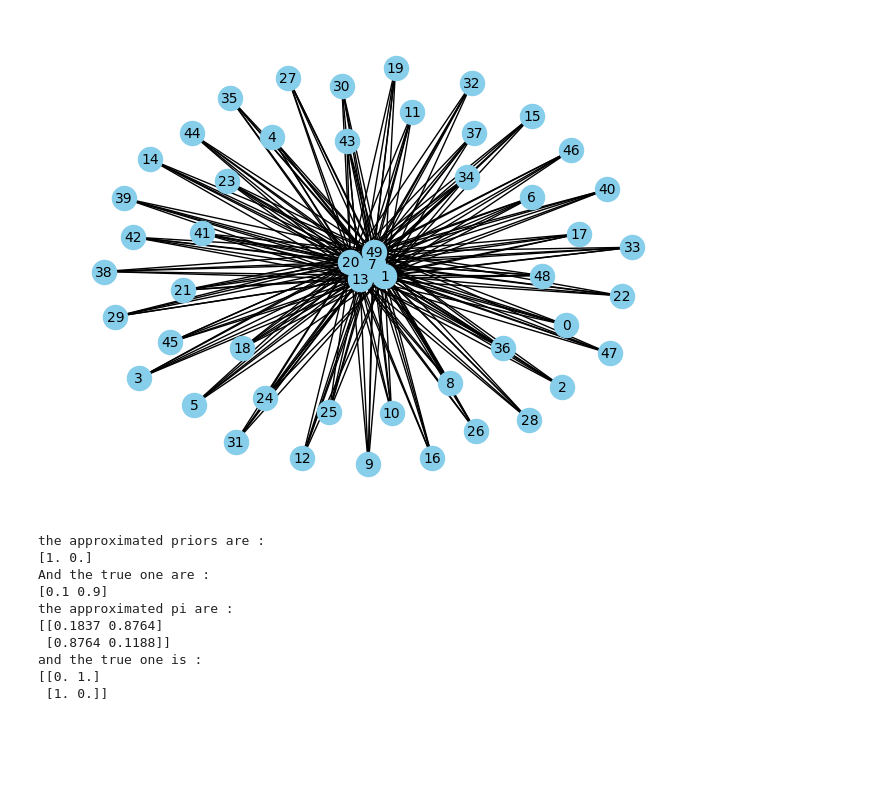
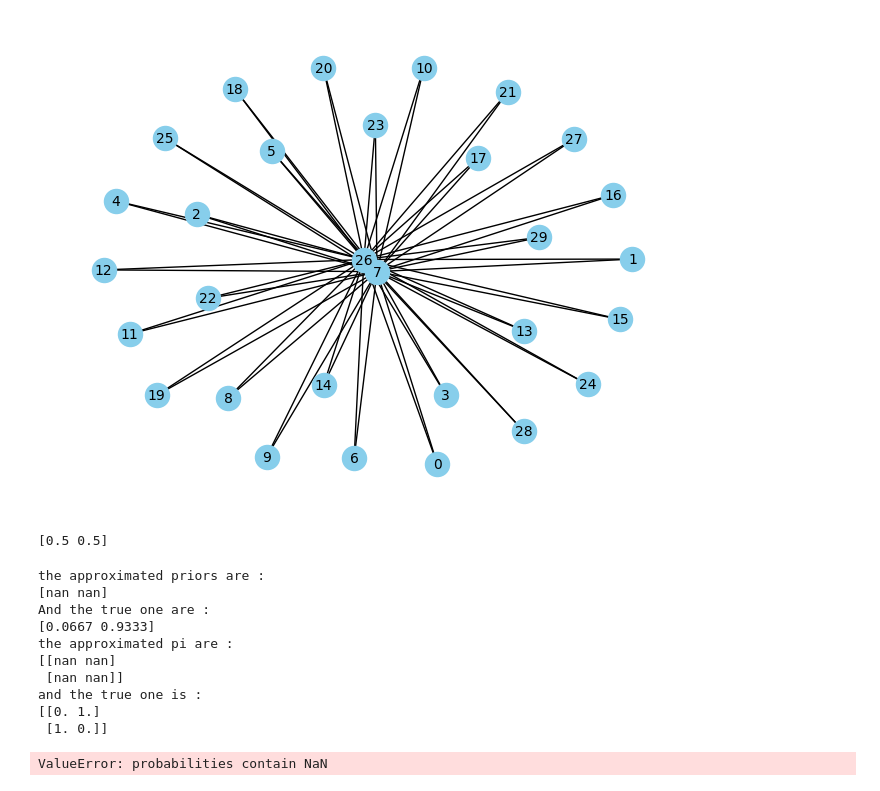
Before and after one commit to ElSacho/Mixture4graph, a Jupyter notebook: mainNew.ipynb, the cells around one changed output. Saved outputs shown, nothing was run; the diff lists cells and outputs as text; code cells hidden in the pictures; blank space fills up the shorter version.

```diff
--- a/mainNew.ipynb
+++ b/mainNew.ipynb
@@ -114,36 +132,41 @@ and the true one is :
 # %%
-n_vertices = 50
+n_vertices = 30
 pi = np.array([[0,1],[1,0]])
 priors = np.array([0.1,0.9])
 n_clusters = len(priors)
 
 graph, tau = generate_and_give_tau(n_vertices, pi , priors)
 show_graph(graph)
 
 X = get_X_from_graph(graph)
 emp_prior, emp_pi = return_priors_pi(X, tau.copy())
 # appro_priors, appro_pi = main_with_tau(X, tau.copy(), n_clusters, 50)
 appro_priors, appro_pi = main(X, n_clusters, 50)
 print("the approximated priors are : ")
 print(appro_priors)
 print('And the true one are :')
 print(emp_prior)
 print('the approximated pi are :')
 print(appro_pi)
 print("and the true one is : ")
 print(emp_pi)
+
+graph_emp, tau = generate_and_give_tau(n_vertices, appro_pi , appro_priors)
+show_graph(graph_emp)
 # %% [output]
-[figure, old version]
+[figure, new version]
-the approximated priors are :
-[1. 0.]
-And the true one are :
-[0.1 0.9]
-the approximated pi are :
-[[0.1837 0.8764]
- [0.8764 0.1188]]
-and the true one is :
-[[0. 1.]
- [1. 0.]]
+[0.5 0.5]
+the approximated priors are :
+[nan nan]
+And the true one are :
+[0.0667 0.9333]
+the approximated pi are :
+[[nan nan]
+ [nan nan]]
+and the true one is :
+[[0. 1.]
+ [1. 0.]]
+ValueError: probabilities contain NaN
 # %%
 n_vertices = 12
 pi = np.array([[1,0.1],[0.1,1]])
```
Also changed, not shown: parts of 13 cells of this notebook, 1 other file.
